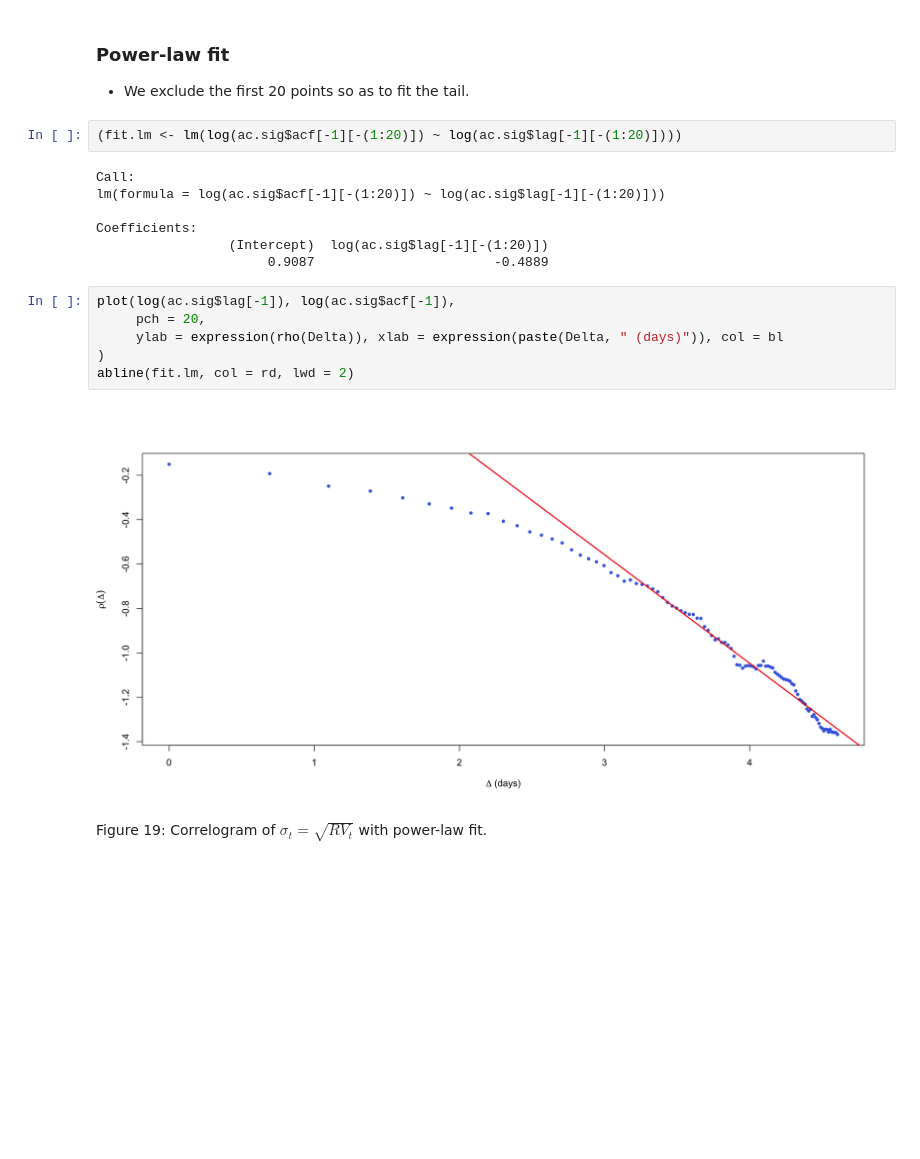
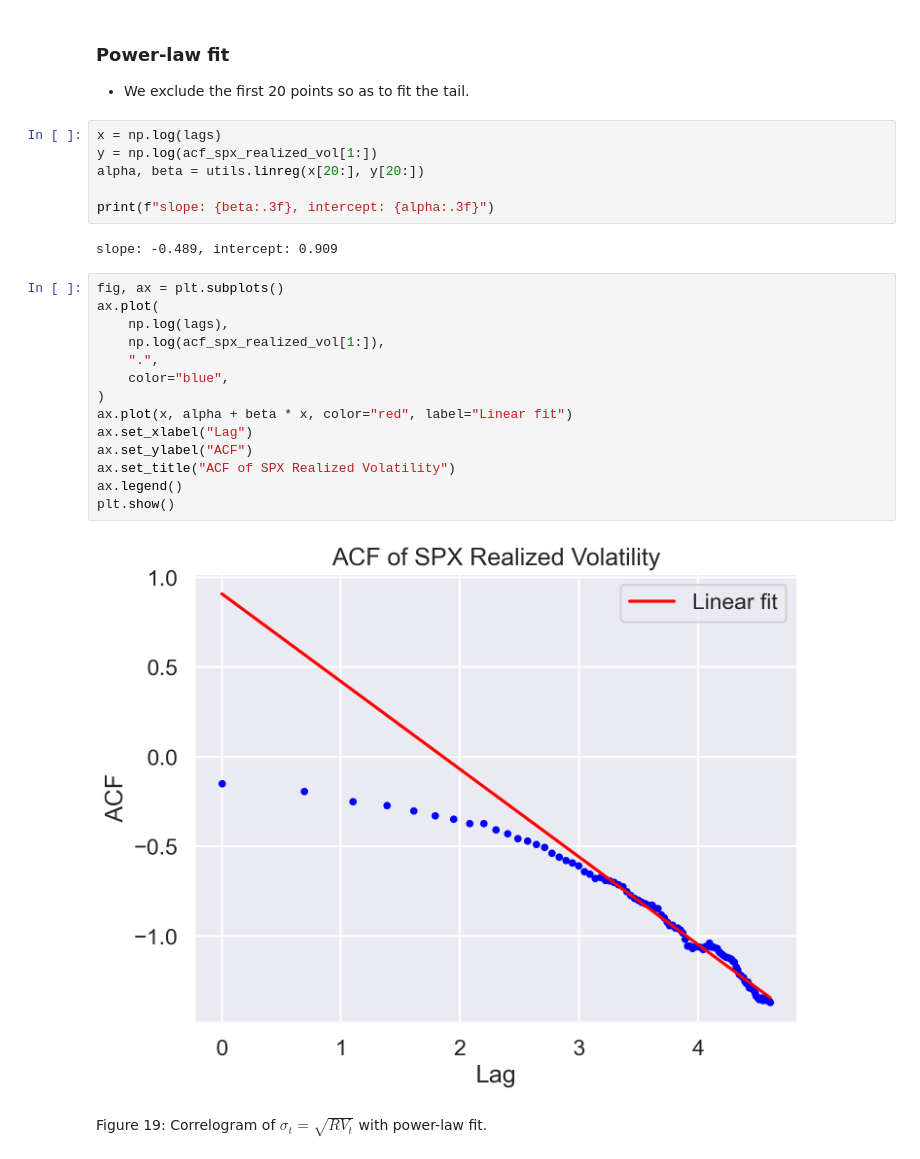
Before and after one commit to fbourgey/RoughVolatilityWorkshop, a Jupyter notebook: QM2024_1_Econometrics.ipynb, the cells around one changed output. Drawn from its saved outputs; the diff is of its cells as text; blank space fills up the shorter version.

```diff
--- a/QM2024_1_Econometrics.ipynb
+++ b/QM2024_1_Econometrics.ipynb
@@ -856,23 +838,30 @@ Figure 18: A correlogram of $\sigma_t=\sqrt{RV_t}$; it doesn't look linear!
 ### Power-law fit
 
 - We exclude the first 20 points so as to fit the tail.
-# %%
-(fit.lm <- lm(log(ac.sig$acf[-1][-(1:20)]) ~ log(ac.sig$lag[-1][-(1:20)])))
-# %% [output]
-Call:
-lm(formula = log(ac.sig$acf[-1][-(1:20)]) ~ log(ac.sig$lag[-1][-(1:20)]))
-
-Coefficients:
-                 (Intercept)  log(ac.sig$lag[-1][-(1:20)])
-                      0.9087                       -0.4889
-# %%
-plot(log(ac.sig$lag[-1]), log(ac.sig$acf[-1]),
-     pch = 20,
-     ylab = expression(rho(Delta)), xlab = expression(paste(Delta, " (days)")), col = bl
-)
-abline(fit.lm, col = rd, lwd = 2)
-# %% [output]
-[figure, removed]
+# %%
+x = np.log(lags)
+y = np.log(acf_spx_realized_vol[1:])
+alpha, beta = utils.linreg(x[20:], y[20:])
+
+print(f"slope: {beta:.3f}, intercept: {alpha:.3f}")
+# %% [output]
+slope: -0.489, intercept: 0.909
+# %%
+fig, ax = plt.subplots()
+ax.plot(
+    np.log(lags),
+    np.log(acf_spx_realized_vol[1:]),
+    ".",
+    color="blue",
+)
+ax.plot(x, alpha + beta * x, color="red", label="Linear fit")
+ax.set_xlabel("Lag")
+ax.set_ylabel("ACF")
+ax.set_title("ACF of SPX Realized Volatility")
+ax.legend()
+plt.show()
+# %% [output]
+[figure, added]
 # %% [markdown]
 Figure 19: Correlogram of $\sigma_t=\sqrt{RV_t}$ with power-law fit.
 # %% [markdown]
```
Also changed, not shown: parts of 45 cells of this notebook, 23 other files.
